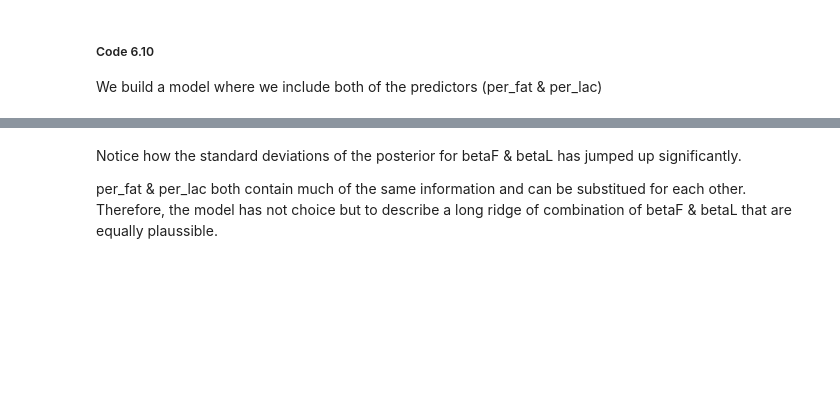
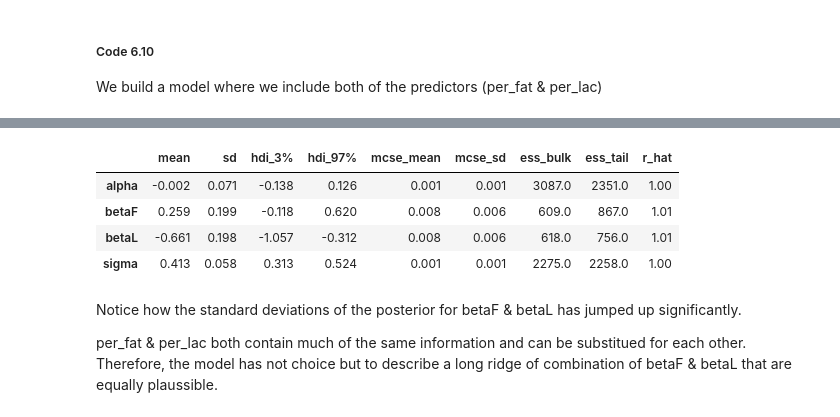
Before and after one commit to qpsy/rethinking-tfp2, a Jupyter notebook: 06_the_haunted_dag_and_the_causal_terror-2.ipynb, the cells around one changed output, grey strips where cells are left out. Saved outputs shown, nothing was run; the diff lists cells and outputs as text; code cells hidden in the pictures; blank space fills up the shorter version.

```diff
--- a/06_the_haunted_dag_and_the_causal_terror-2.ipynb
+++ b/06_the_haunted_dag_and_the_causal_terror-2.ipynb
@@ -568,3 +522,19 @@ WARNING:tensorflow:5 out of the last 5 calls to <function run_hmc_chain at 0x...
+# %%
+post_65 = sample_post_65(init_state_65, key())
+# %%
+post_65_dict = {k: jnp.moveaxis(v, 0, 1) for k, v in post_65._asdict().items()}
+# %%
+dict_65 = dict(posterior=post_65_dict)
+# %%
+idata_65 = az.from_dict(**dict_65)
+# %%
+az.summary(idata_65)
+# %% [output]
+|  | mean | sd | hdi_3% | hdi_97% | mcse_mean | mcse_sd | ess_bulk | ess_tail | r_hat |
+| alpha | -0.002 | 0.071 | -0.138 | 0.126 | 0.001 | 0.001 | 3087.0 | 2351.0 | 1.00 |
+| betaF | 0.259 | 0.199 | -0.118 | 0.620 | 0.008 | 0.006 | 609.0 | 867.0 | 1.01 |
+| betaL | -0.661 | 0.198 | -1.057 | -0.312 | 0.008 | 0.006 | 618.0 | 756.0 | 1.01 |
+| sigma | 0.413 | 0.058 | 0.313 | 0.524 | 0.001 | 0.001 | 2275.0 | 2258.0 | 1.00 |
 # %% [markdown]
 Notice how the standard deviations of the posterior for betaF & betaL has jumped up significantly.
 
```
Also changed, not shown: parts of 38 cells of this notebook.
